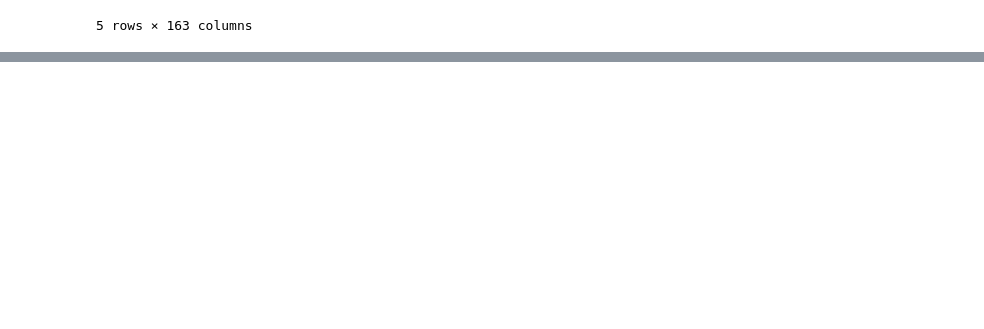
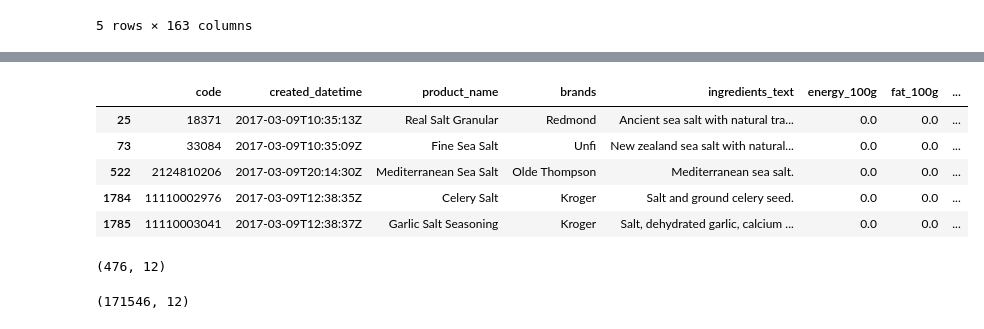
Before and after one commit to wits73/py_project, a Jupyter notebook: food_data_feature.ipynb, the cells around one changed output, grey strips where cells are left out. Saved outputs shown, nothing was run; the diff lists cells and outputs as text; code cells hidden in the pictures; blank space fills up the shorter version.

```diff
--- a/food_data_feature.ipynb
+++ b/food_data_feature.ipynb
@@ -455,0 +182,13 @@ df_us_rm_column_filtered.to_csv('data/food-facts/usa.featureEngineering.tsv', se
+# %%
+df_salt.head()
+# %% [output]
+|  | code | created_datetime | product_name | brands | ingredients_text | energy_100g | fat_100g | ... |
+| 25 | 18371 | 2017-03-09T10:35:13Z | Real Salt Granular | Redmond | Ancient sea salt with natural tra... | 0.0 | 0.0 | ... |
+| 73 | 33084 | 2017-03-09T10:35:09Z | Fine Sea Salt | Unfi | New zealand sea salt with natural... | 0.0 | 0.0 | ... |
+| 522 | 2124810206 | 2017-03-09T20:14:30Z | Mediterranean Sea Salt | Olde Thompson | Mediterranean sea salt. | 0.0 | 0.0 | ... |
+| 1784 | 11110002976 | 2017-03-09T12:38:35Z | Celery Salt | Kroger | Salt and ground celery seed. | 0.0 | 0.0 | ... |
+| 1785 | 11110003041 | 2017-03-09T12:38:37Z | Garlic Salt Seasoning | Kroger | Salt, dehydrated garlic, calcium ... | 0.0 | 0.0 | ... |
+# %%
+df_salt.shape
+# %% [output]
+(476, 12)
@@ -455,0 +197,4 @@ df_us_rm_column_filtered.to_csv('data/food-facts/usa.featureEngineering.tsv', se
+# %%
+df_us_ext.shape
+# %% [output]
+(171546, 12)
```
Also changed, not shown: parts of 91 cells of this notebook, 3 other files.
